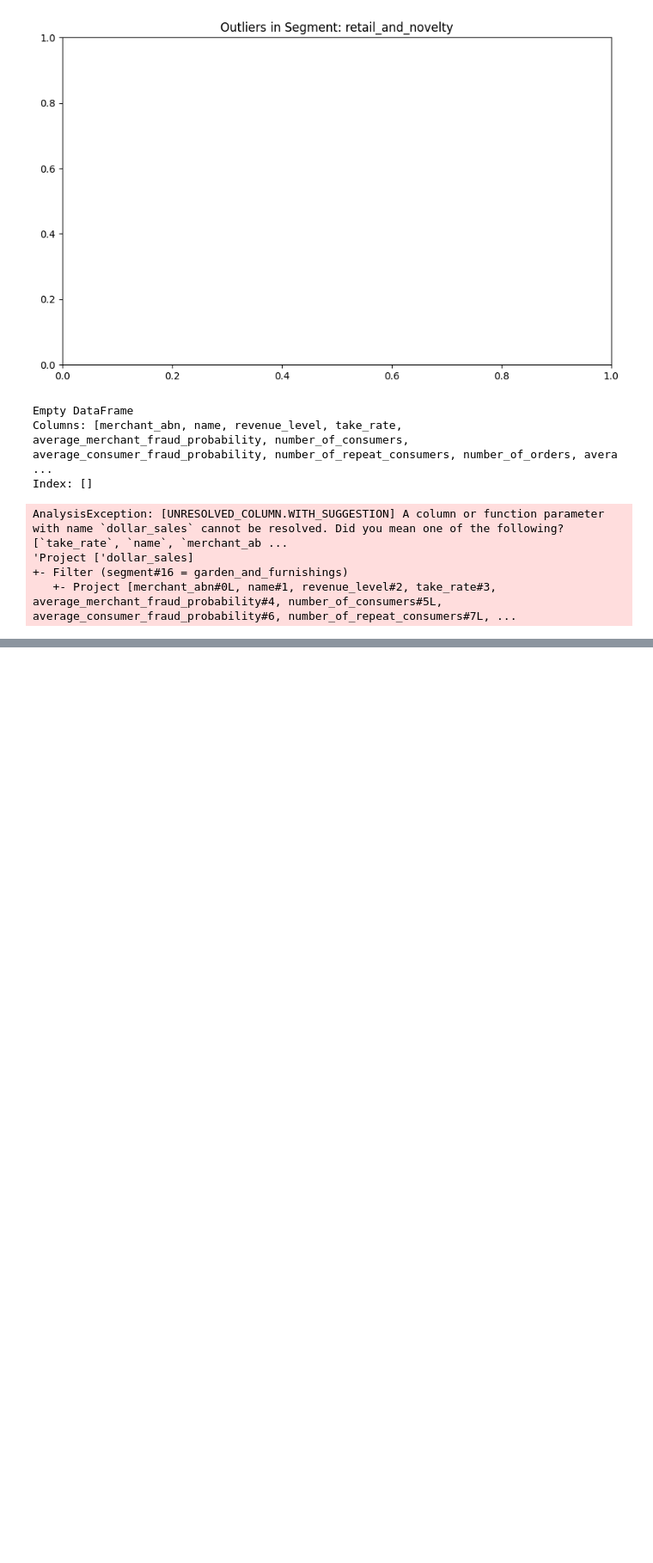
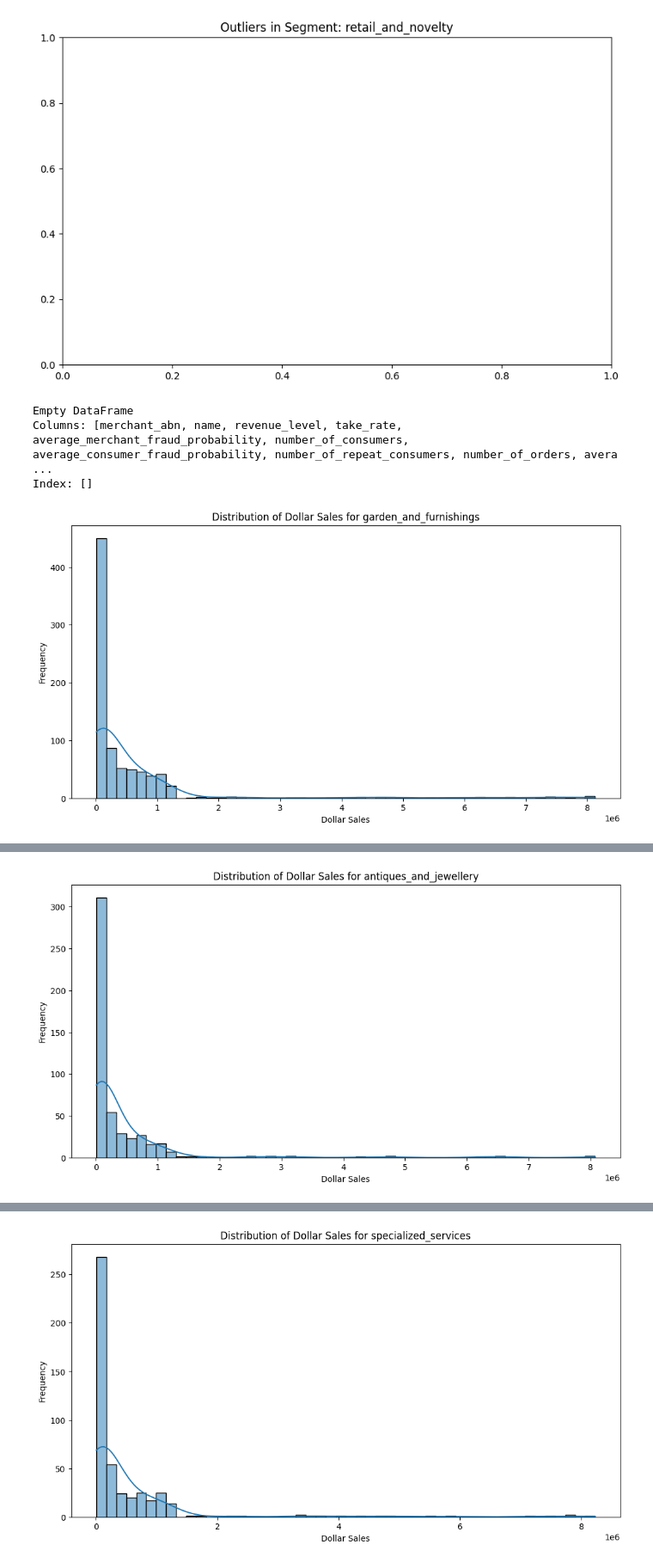
Before and after one commit to jameslafontaine/unimelb-mast30034-industry-project, a Jupyter notebook: notebooks/analysis/distribution_outlier/distribution_analysis.ipynb, the cells around one changed output, grey strips where cells are left out. Shown at 86% size. Drawn from its saved outputs; the diff is of its cells as text; code cells hidden in the pictures; blank space fills up the shorter version.

Commit message:
added sales analysis for each segment

```diff
--- a/notebooks/analysis/distribution_outlier/distribution_analysis.ipynb
+++ b/notebooks/analysis/distribution_outlier/distribution_analysis.ipynb
@@ -389,27 +389,32 @@ Empty DataFrame
 Columns: [merchant_abn, name, revenue_level, take_rate, average_merchant_fraud_probability, number_of_consumers, average_consumer_fraud_probability, number_of_repeat_consumers, number_of_orders, avera ...
 Index: []
 # %%
-outliers_dict = {}
-
 segments = df.select("segment").distinct().rdd.flatMap(lambda x: x).collect()
 
 for segment in segments:
-    # Filter data for the current segment
     segment_df = df.filter(df.segment == segment)
 
-    # Calculate 1% and 99% percentiles for dollar sales
-    lower_bound = segment_df.approxQuantile("dollar_sales", [0.01], 0.0)[0]
-    upper_bound = segment_df.approxQuantile("dollar_sales", [0.99], 0.0)[0]
+    # Check if the segment dataframe is not empty
+    if segment_df.count() > 0:
+        segment_df = segment_df.withColumn("dollar_sales", col("average_cost_of_order") * col("number_of_orders"))
 
-    # Filter outliers
-    outliers = segment_df.filter((col("dollar_sales") < lower_bound) | (col("dollar_sales") > upper_bound))
+        # Calculate 1% and 99% percentiles for dollar sales
+        lower_bound = segment_df.approxQuantile("dollar_sales", [0.01], 0.0)[0]
+        upper_bound = segment_df.approxQuantile("dollar_sales", [0.99], 0.0)[0]
+        plt.figure(figsize=(12, 6))
+        segment_df_pandas = segment_df.toPandas()
+        sns.histplot(segment_df_pandas['dollar_sales'], kde=True, bins=50)
+        plt.title(f'Distribution of Dollar Sales for {segment}')
+        plt.xlabel('Dollar Sales')
+        plt.ylabel('Frequency')
+        plt.show()
+        # Filter outliers
+        outliers = segment_df.filter((segment_df.dollar_sales < lower_bound) | (segment_df.dollar_sales > upper_bound))
 
-    outliers_dict[segment] = outliers
-
-# 'outliers_dict' now contains outliers for each segment
-outliers_dict
+        # Display outliers if any
+        if outliers.count() > 0:
+            display(outliers.toPandas())
+    else:
+        print(f"No data for segment: {segment}")
 # %% [output]
-AnalysisException: [UNRESOLVED_COLUMN.WITH_SUGGESTION] A column or function parameter with name `dollar_sales` cannot be resolved. Did you mean one of the following? [`take_rate`, `name`, `merchant_ab ...
-'Project ['dollar_sales]
-+- Filter (segment#16 = garden_and_furnishings)
-   +- Project [merchant_abn#0L, name#1, revenue_level#2, take_rate#3, average_merchant_fraud_probability#4, number_of_consumers#5L, average_consumer_fraud_probability#6, number_of_repeat_consumers#7L, ...
+[figure, added]
@@ -415,0 +438 @@ AnalysisException: [UNRESOLVED_COLUMN.WITH_SUGGESTION] A column or function para
+[figure, added]
@@ -415,0 +450 @@ AnalysisException: [UNRESOLVED_COLUMN.WITH_SUGGESTION] A column or function para
+[figure, added]
```
Also changed, not shown: parts of 1 cell of this notebook.
